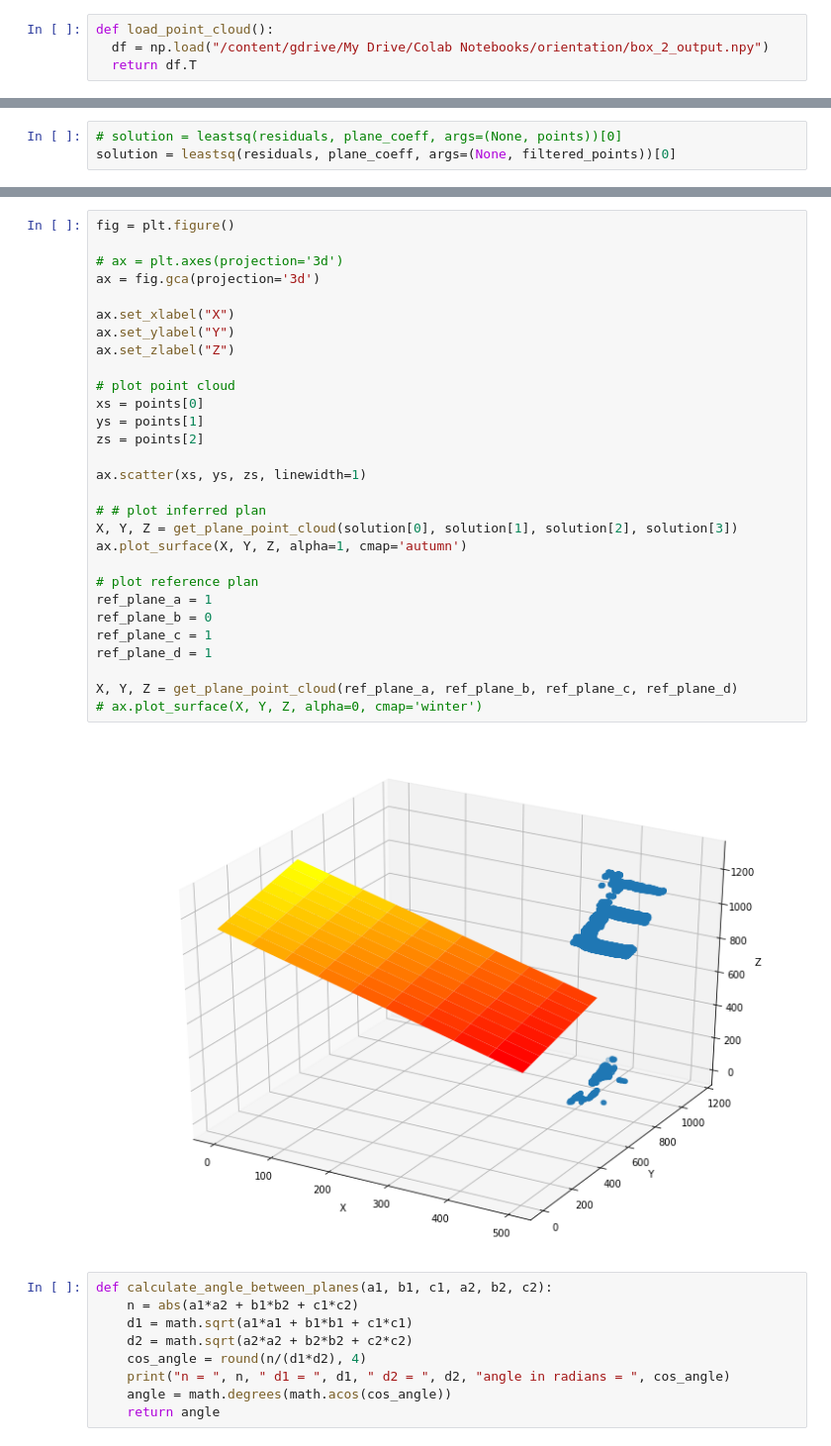
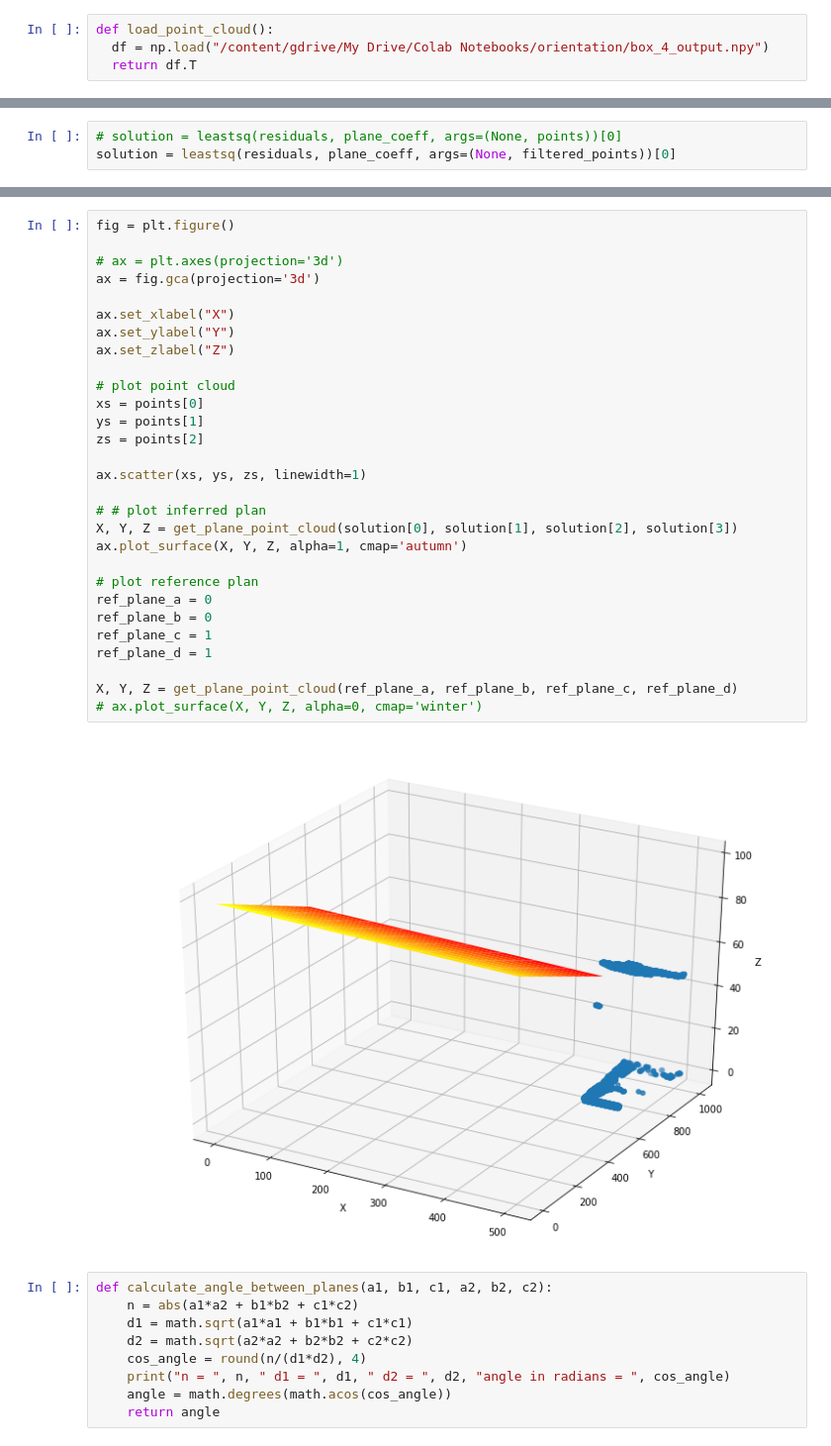
Before and after one commit to mngaonkar/orientation, a Jupyter notebook: orientation.ipynb, the cells around one changed output, grey strips where cells are left out. Shown at 99% size. Drawn from its saved outputs; the diff is of its cells as text.

```diff
--- a/orientation.ipynb
+++ b/orientation.ipynb
@@ -19,7 +19,7 @@ Drive already mounted at /content/gdrive; to attempt to forcibly remount, call d
 box_0_output.npy
 # %%
 def load_point_cloud():
-  df = np.load("/content/gdrive/My Drive/Colab Notebooks/orientation/box_2_output.npy")
+  df = np.load("/content/gdrive/My Drive/Colab Notebooks/orientation/box_4_output.npy")
   return df.T
 # %%
 points = load_point_cloud()
@@ -123,34 +117,34 @@ def get_plane_point_cloud(a, b, c, d):
 # %%
 fig = plt.figure()
 
 # ax = plt.axes(projection='3d')
 ax = fig.gca(projection='3d')
 
 ax.set_xlabel("X")
 ax.set_ylabel("Y")
 ax.set_zlabel("Z")
 
 # plot point cloud
 xs = points[0]
 ys = points[1]
 zs = points[2]
 
 ax.scatter(xs, ys, zs, linewidth=1)
 
 # # plot inferred plan
 X, Y, Z = get_plane_point_cloud(solution[0], solution[1], solution[2], solution[3])
 ax.plot_surface(X, Y, Z, alpha=1, cmap='autumn')
 
 # plot reference plan
-ref_plane_a = 1
+ref_plane_a = 0
 ref_plane_b = 0
 ref_plane_c = 1
 ref_plane_d = 1
 
 X, Y, Z = get_plane_point_cloud(ref_plane_a, ref_plane_b, ref_plane_c, ref_plane_d)
 # ax.plot_surface(X, Y, Z, alpha=0, cmap='winter')
 # %% [output]
-[figure, old version]
+[figure, new version]
 # %%
 def calculate_angle_between_planes(a1, b1, c1, a2, b2, c2):
     n = abs(a1*a2 + b1*b2 + c1*c2)
```
Also changed, not shown: parts of 6 cells of this notebook.
